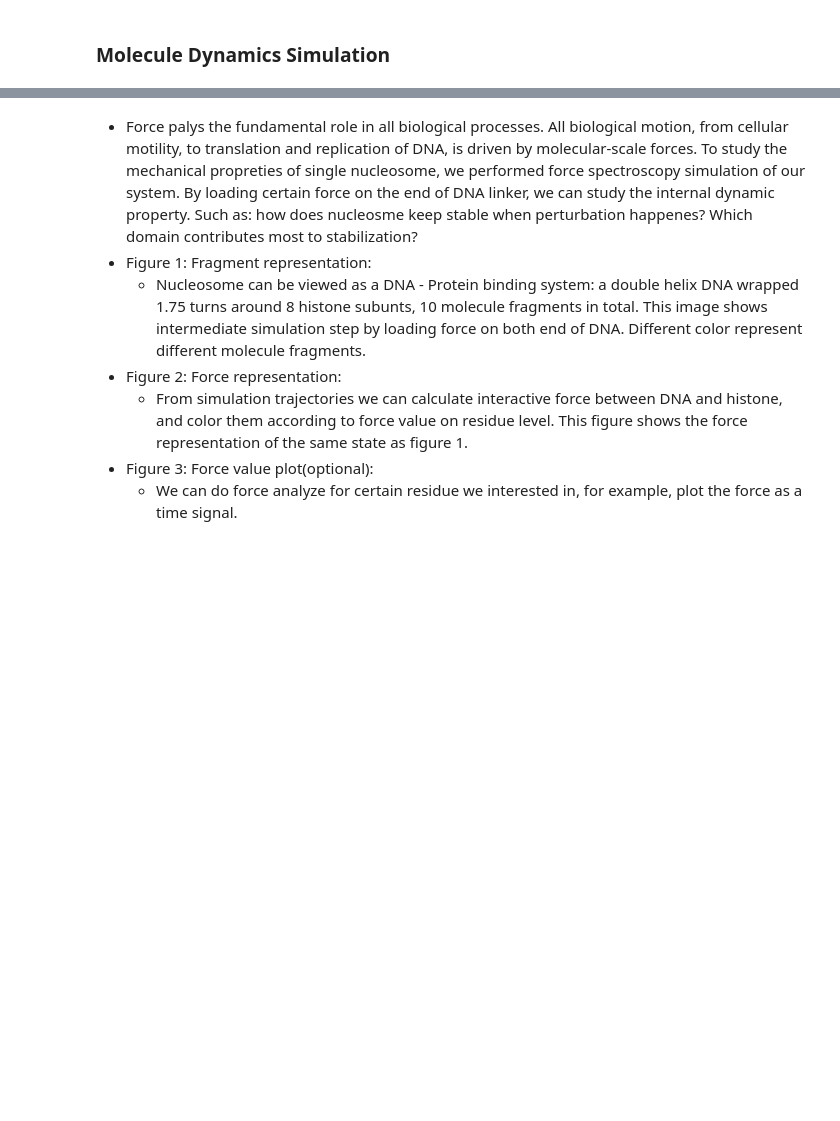
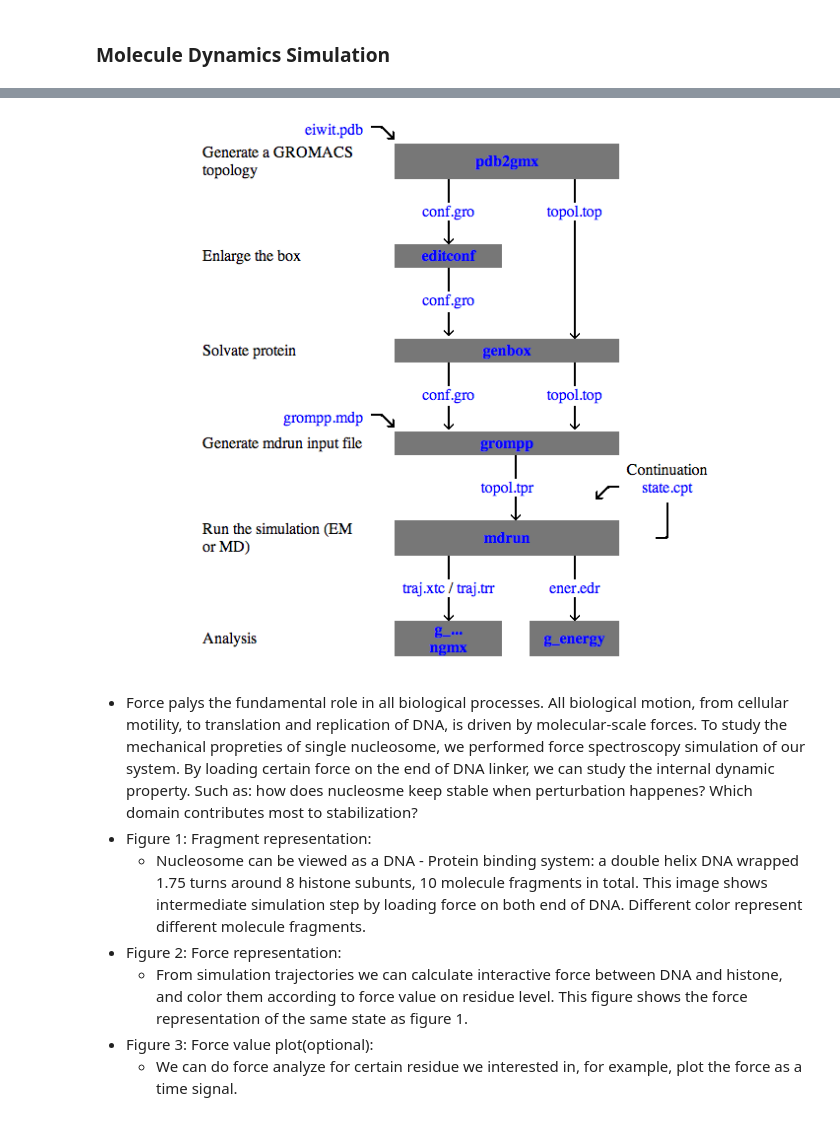
Before and after one commit to chenleo/ipynotebook, a Jupyter notebook: Force_Analyze.ipynb, the cells around one changed output, grey strips where cells are left out. Drawn from its saved outputs; the diff is of its cells as text; code cells hidden in the pictures; blank space fills up the shorter version.

```diff
--- a/Force_Analyze.ipynb
+++ b/Force_Analyze.ipynb
@@ -51,5 +51,6 @@ Caching the list of root modules, please wait!
 <h3>Molecule Dynamics Simulation</h3>
 # %%
 #Typical Flow Chart of MD Simulation steps in Gromacs.
-HTML("<iframe src=http://manual.gromacs.org/online/flow.html width=600 height=350></ifram>")
+#HTML("<iframe src=http://manual.gromacs.org/online/flow.html width=600 height=350></ifram>")
+Image("gromacs_flow_chart.png")
 # %% [output]
@@ -57,3 +57,4 @@ HTML("<iframe src=http://manual.gromacs.org/online/flow.html width=600 height=35
+[figure, added]
 # %% [markdown]
 * Force palys the fundamental role in all biological processes. All biological motion, from cellular motility, to translation and replication of DNA, is driven by molecular-scale forces. To study the mechanical propreties of single nucleosome, we performed force spectroscopy simulation of our system. By loading certain force on the end of DNA linker, we can study the internal dynamic property. Such as: how does nucleosme keep stable when perturbation happenes? Which domain contributes most to stabilization?
 * Figure 1: Fragment representation:
```
Also changed, not shown: parts of 2 cells of this notebook.
